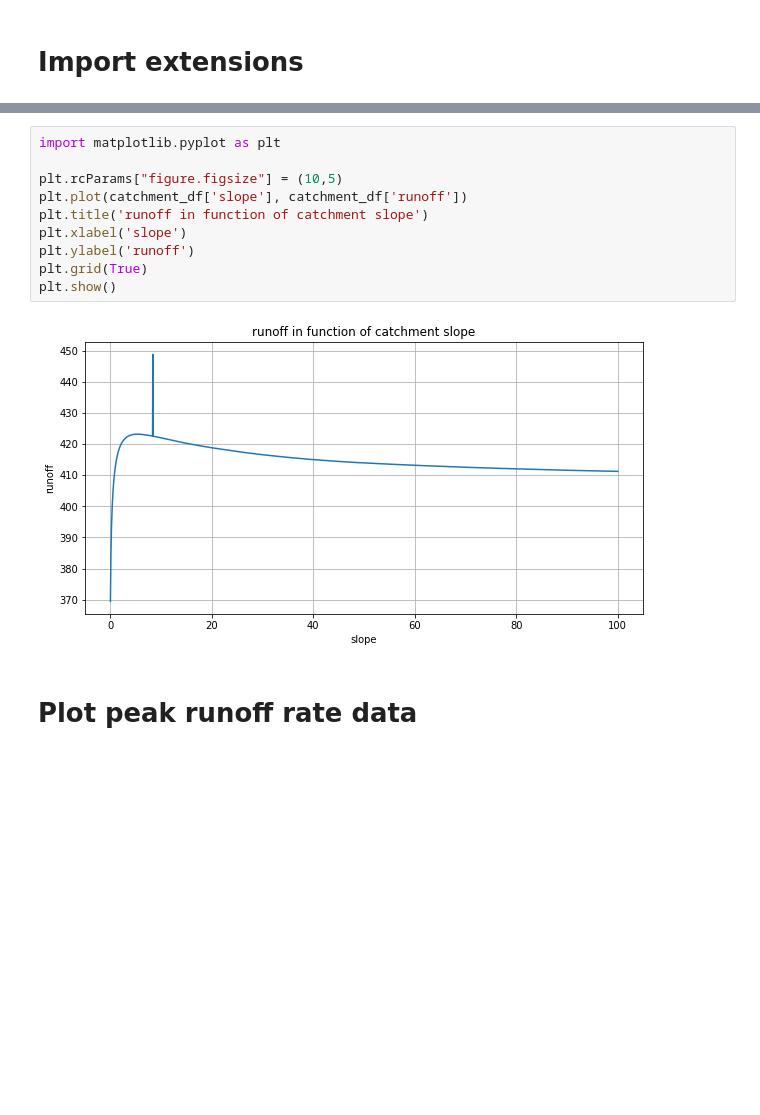
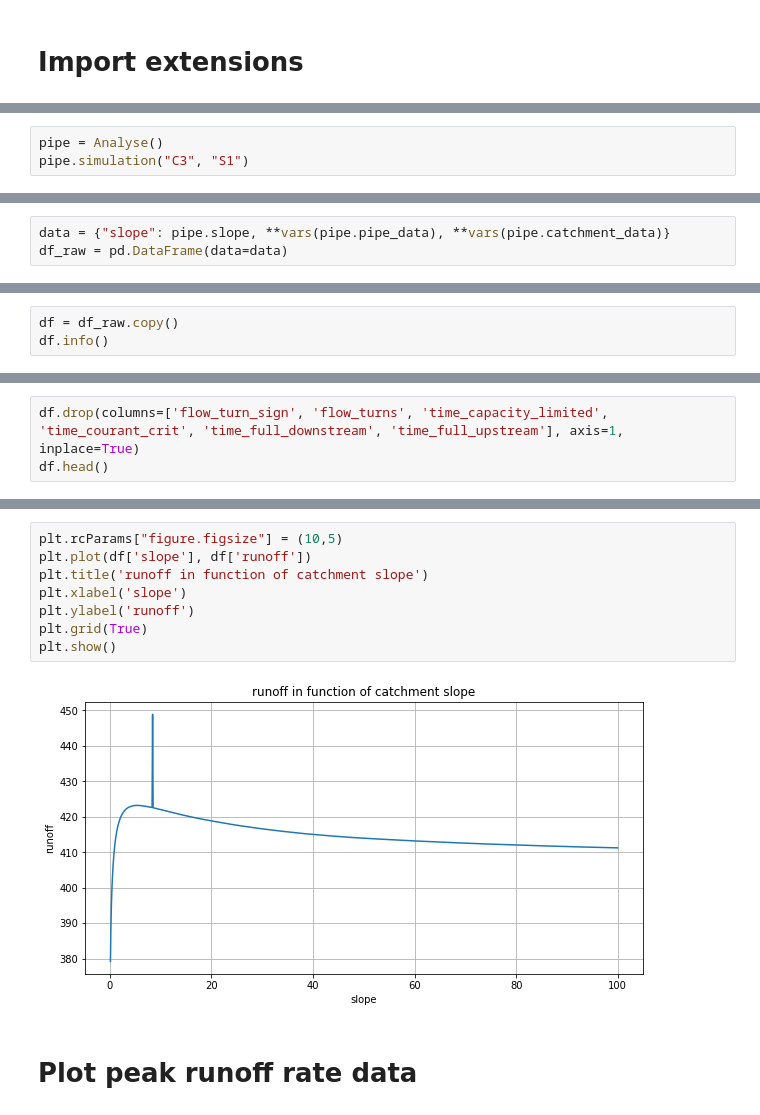
Before and after one commit to BuczynskiRafal/pipe_calculations, a Jupyter notebook: OOP_Catchments.ipynb, the cells around one changed output, grey strips where cells are left out. Drawn from its saved outputs; the diff is of its cells as text; blank space fills up the shorter version.

```diff
--- a/OOP_Catchments.ipynb
+++ b/OOP_Catchments.ipynb
@@ -71 +82,4 @@ catchment_data, pipe_data = get_slope_data()
+# %%
+pipe = Analyse()
+pipe.simulation("C3", "S1")
 # %% [markdown]
@@ -86,0 +87,3 @@ pipe_df.head()
+# %%
+data = {"slope": pipe.slope, **vars(pipe.pipe_data), **vars(pipe.catchment_data)}
+df_raw = pd.DataFrame(data=data)
@@ -86,0 +92,3 @@ pipe_df.head()
+# %%
+df = df_raw.copy()
+df.info()
@@ -86,0 +167,3 @@ pipe_df.head()
+# %%
+df.drop(columns=['flow_turn_sign', 'flow_turns', 'time_capacity_limited', 'time_courant_crit', 'time_full_downstream', 'time_full_upstream'], axis=1, inplace=True)
+df.head()
@@ -87,15 +177,13 @@ pipe_df.head()
 # %%
-import matplotlib.pyplot as plt
-
 plt.rcParams["figure.figsize"] = (10,5)
-plt.plot(catchment_df['slope'], catchment_df['runoff'])
+plt.plot(df['slope'], df['runoff'])
 plt.title('runoff in function of catchment slope')
 plt.xlabel('slope')
 plt.ylabel('runoff')
 plt.grid(True)
 plt.show()
 # %% [output]
-[figure, old version]
+[figure, new version]
 # %% [markdown]
 # Plot peak runoff rate data
 # %%
```
Also changed, not shown: parts of 26 cells of this notebook.
